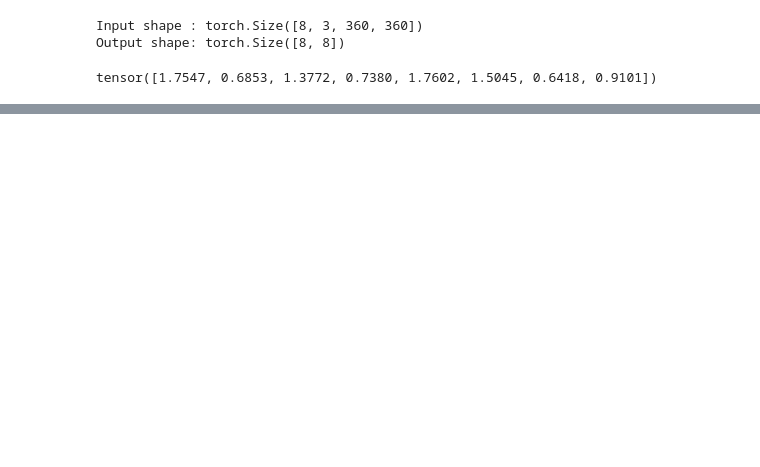
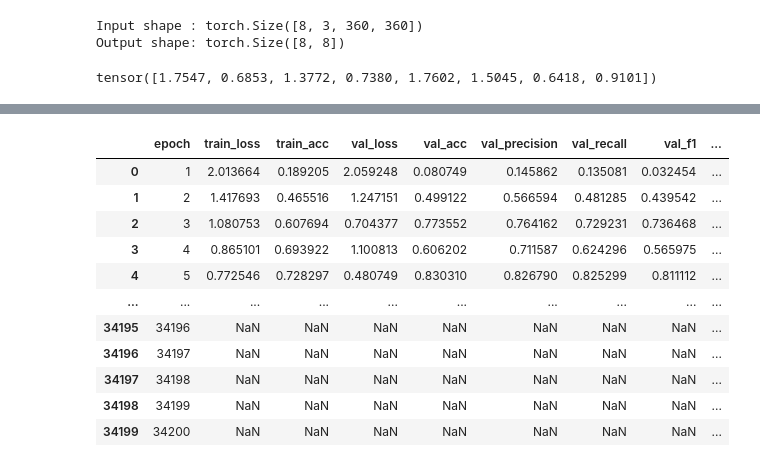
Before and after one commit to a-khorasani/blood-cells-detection, a Jupyter notebook: train.ipynb, the cells around one changed output, grey strips where cells are left out. Drawn from its saved outputs; the diff is of its cells as text; code cells hidden in the pictures; blank space fills up the shorter version.

```diff
--- a/train.ipynb
+++ b/train.ipynb
@@ -461,0 +606,82 @@ history = train_model(
+# %%
+import os
+import json
+import numpy as np
+import pandas as pd
+import matplotlib.pyplot as plt
+
+output_dir = "training_results"
+plots_dir = os.path.join(output_dir, "plots")
+
+os.makedirs(output_dir, exist_ok=True)
+os.makedirs(plots_dir, exist_ok=True)
+
+
+def convert_value(value):
+    """Convert tensors and NumPy values to regular Python values."""
+    if hasattr(value, "detach"):
+        value = value.detach().cpu()
+
+    if hasattr(value, "tolist"):
+        value = value.tolist()
+
+    return value
+
+
+def normalize_metric(values):
+    """Convert a metric into a list without modifying the original history."""
+    values = convert_value(values)
+
+    if isinstance(values, (list, tuple)):
+        return [convert_value(value) for value in values]
+
+    # Preserve scalar metrics as one-element lists.
+    return [values]
+
+
+# Do not modify the original history object.
+clean_history = {
+    key: normalize_metric(values)
+    for key, values in history.items()
+    if key != "epoch"
+}
+
+# Print lengths to expose incomplete or duplicated metric logging.
+print("Recorded metric lengths:")
+for key, values in clean_history.items():
+    print(f"  {key}: {len(values)}")
+
+max_length = max(len(values) for values in clean_history.values())
+
+# pd.Series pads shorter columns with NaN.
+history_df = pd.DataFrame({
+    key: pd.Series(values)
+    for key, values in clean_history.items()
+})
+
+# Generate a fresh, correctly sized epoch column.
+history_df.insert(0, "epoch", range(1, max_length + 1))
+
+csv_path = os.path.join(output_dir, "training_history.csv")
+json_path = os.path.join(output_dir, "training_history.json")
+excel_path = os.path.join(output_dir, "training_history.xlsx")
+
+history_df.to_csv(csv_path, index=False)
+
+# JSON uses null instead of non-standard NaN.
+json_records = history_df.replace({np.nan: None}).to_dict(orient="records")
+with open(json_path, "w", encoding="utf-8") as file:
+    json.dump(json_records, file, indent=4, ensure_ascii=False)
+
+try:
+    history_df.to_excel(excel_path, index=False)
+    print(f"Excel saved: {excel_path}")
+except ImportError:
+    print("Excel was not saved because openpyxl is not installed.")
+    print("Install it with: pip install openpyxl")
+
+print(f"CSV saved:   {csv_path}")
+print(f"JSON saved:  {json_path}")
+
+display(history_df)
+# %% [output]
@@ -461,0 +708,12 @@ history = train_model(
+|  | epoch | train_loss | train_acc | val_loss | val_acc | val_precision | val_recall | val_f1 | ... |
+| 0 | 1 | 2.013664 | 0.189205 | 2.059248 | 0.080749 | 0.145862 | 0.135081 | 0.032454 | ... |
+| 1 | 2 | 1.417693 | 0.465516 | 1.247151 | 0.499122 | 0.566594 | 0.481285 | 0.439542 | ... |
+| 2 | 3 | 1.080753 | 0.607694 | 0.704377 | 0.773552 | 0.764162 | 0.729231 | 0.736468 | ... |
+| 3 | 4 | 0.865101 | 0.693922 | 1.100813 | 0.606202 | 0.711587 | 0.624296 | 0.565975 | ... |
+| 4 | 5 | 0.772546 | 0.728297 | 0.480749 | 0.830310 | 0.826790 | 0.825299 | 0.811112 | ... |
+| ... | ... | ... | ... | ... | ... | ... | ... | ... | ... |
+| 34195 | 34196 | NaN | NaN | NaN | NaN | NaN | NaN | NaN | ... |
+| 34196 | 34197 | NaN | NaN | NaN | NaN | NaN | NaN | NaN | ... |
+| 34197 | 34198 | NaN | NaN | NaN | NaN | NaN | NaN | NaN | ... |
+| 34198 | 34199 | NaN | NaN | NaN | NaN | NaN | NaN | NaN | ... |
+| 34199 | 34200 | NaN | NaN | NaN | NaN | NaN | NaN | NaN | ... |
```
Also changed, not shown: parts of 7 cells of this notebook, 5 other files.
